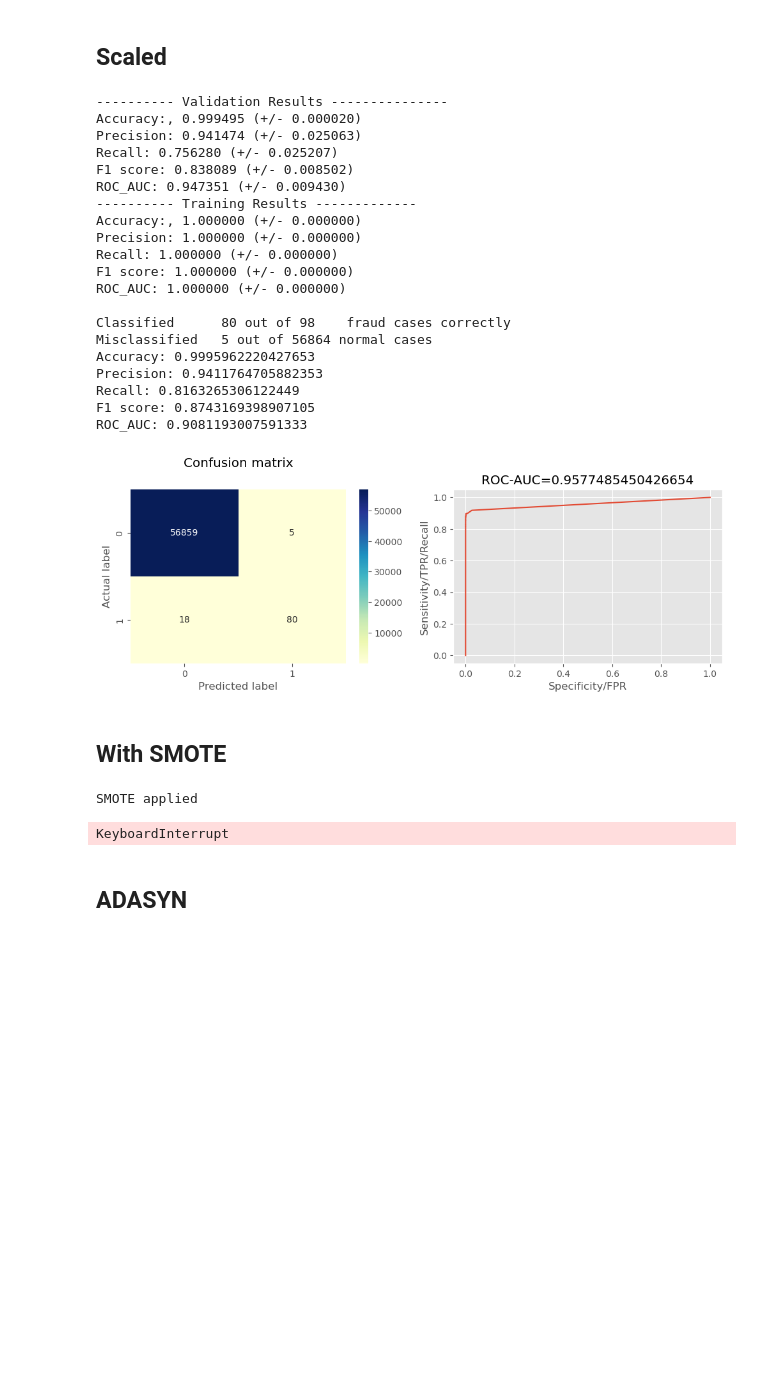
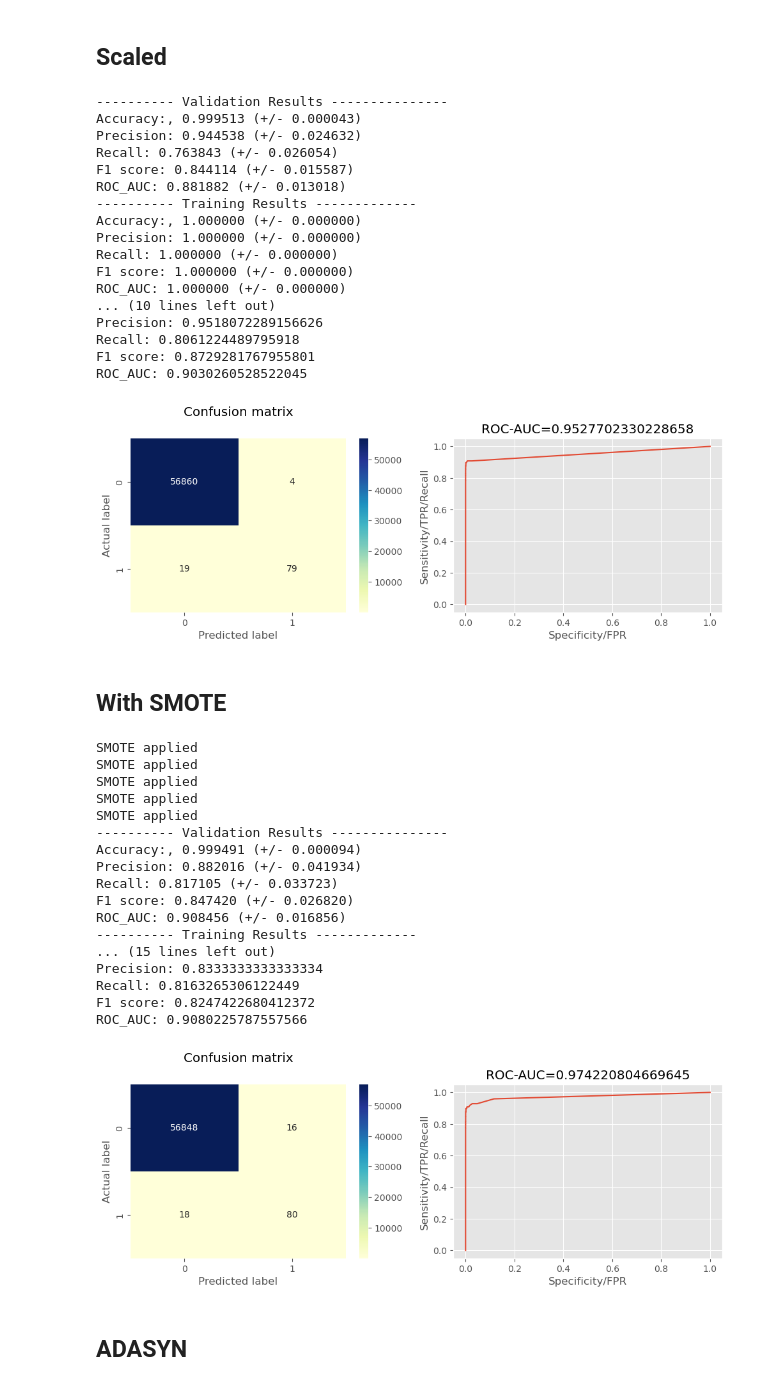
Before and after one commit to MariliaElia/credit-card-fraud-detection-ml-model, a Jupyter notebook: RF_model.ipynb, the cells around one changed output. Cells and saved outputs as stored; diff of their text form; code cells hidden in the pictures; blank space fills up the shorter version.

```diff
--- a/RF_model.ipynb
+++ b/RF_model.ipynb
@@ -96,7 +96,7 @@ X_train_smote, y_train_smote = smote.fit_resample(X_train, y_train)
 
 scaler = StandardScaler()
 
-X_train_smote = pd.DataFrame(scaler.fit_transform(X_train_smote[:]), index=X_train_smote.index)
+X_train_procesed_smote = pd.DataFrame(scaler.fit_transform(X_train_smote[:]), index=X_train_smote.index)
 X_test_processed_smote = pd.DataFrame(scaler.transform(X_test[:]), index=X_test.index)
 
 counter = Counter(y_train_smote)
@@ -154,56 +156,73 @@ ROC_AUC: 0.9030260528522045
 # %% [markdown]
 ## Scaled
 # %%
-rf = RandomForestClassifier()
+lr = RandomForestClassifier()
 
-model_cv(X_train, y_train, rf)
+model_cv(X_train, y_train, lr)
 
-rf.fit(X_train_processed, y_train)
+lr = RandomForestClassifier()
 
-train_predictions = rf.predict(X_train_processed)
+lr.fit(X_train_processed, y_train)
+
+train_predictions = lr.predict(X_train_processed)
 print("################# Training Results ########################")
 model_scores(y_train, train_predictions)
 
-evaluate_model(X_test_processed, y_test, rf)
+evaluate_model(X_test_processed, y_test, lr)
 # %% [output]
 ---------- Validation Results ---------------
-Accuracy:, 0.999495 (+/- 0.000020)
-Precision: 0.941474 (+/- 0.025063)
-Recall: 0.756280 (+/- 0.025207)
-F1 score: 0.838089 (+/- 0.008502)
-ROC_AUC: 0.947351 (+/- 0.009430)
+Accuracy:, 0.999513 (+/- 0.000043)
+Precision: 0.944538 (+/- 0.024632)
+Recall: 0.763843 (+/- 0.026054)
+F1 score: 0.844114 (+/- 0.015587)
+ROC_AUC: 0.881882 (+/- 0.013018)
 ---------- Training Results -------------
 Accuracy:, 1.000000 (+/- 0.000000)
 Precision: 1.000000 (+/- 0.000000)
 Recall: 1.000000 (+/- 0.000000)
 F1 score: 1.000000 (+/- 0.000000)
 ROC_AUC: 1.000000 (+/- 0.000000)
-
-Classified      80 out of 98    fraud cases correctly
-Misclassified   5 out of 56864 normal cases
-Accuracy: 0.9995962220427653
-Precision: 0.9411764705882353
-Recall: 0.8163265306122449
-F1 score: 0.8743169398907105
-ROC_AUC: 0.9081193007591333
+... (10 lines left out)
+Precision: 0.9518072289156626
+Recall: 0.8061224489795918
+F1 score: 0.8729281767955801
+ROC_AUC: 0.9030260528522045
 [figure]
 # %% [markdown]
 ## With SMOTE
 # %%
-rf = RandomForestClassifier()
+lr = RandomForestClassifier()
 
-model_cv(X_train, y_train, rf, 'smote')
+model_cv(X_train, y_train, lr, 'smote')
 
-rf.fit(X_train_smote, y_train_smote)
+lr = RandomForestClassifier()
 
-train_predictions = rf.predict(X_train_smote)
+lr.fit(X_train_procesed_smote, y_train_smote)
+
+train_predictions = lr.predict(X_train_procesed_smote)
 print("################# Training Results ########################")
 model_scores(y_train_smote, train_predictions)
 
-evaluate_model(X_test_processed_smote, y_test, rf)
+evaluate_model(X_test_processed_smote, y_test, lr)
 # %% [output]
 SMOTE applied
+SMOTE applied
+SMOTE applied
+SMOTE applied
+SMOTE applied
+---------- Validation Results ---------------
+Accuracy:, 0.999491 (+/- 0.000094)
+Precision: 0.882016 (+/- 0.041934)
+Recall: 0.817105 (+/- 0.033723)
+F1 score: 0.847420 (+/- 0.026820)
+ROC_AUC: 0.908456 (+/- 0.016856)
+---------- Training Results -------------
+... (15 lines left out)
+Precision: 0.8333333333333334
+Recall: 0.8163265306122449
+F1 score: 0.8247422680412372
+ROC_AUC: 0.9080225787557566
-KeyboardInterrupt
+[figure, added]
 # %% [markdown]
 ## ADASYN
 # %%
```
Also changed, not shown: parts of 8 cells of this notebook, 3 other files.
